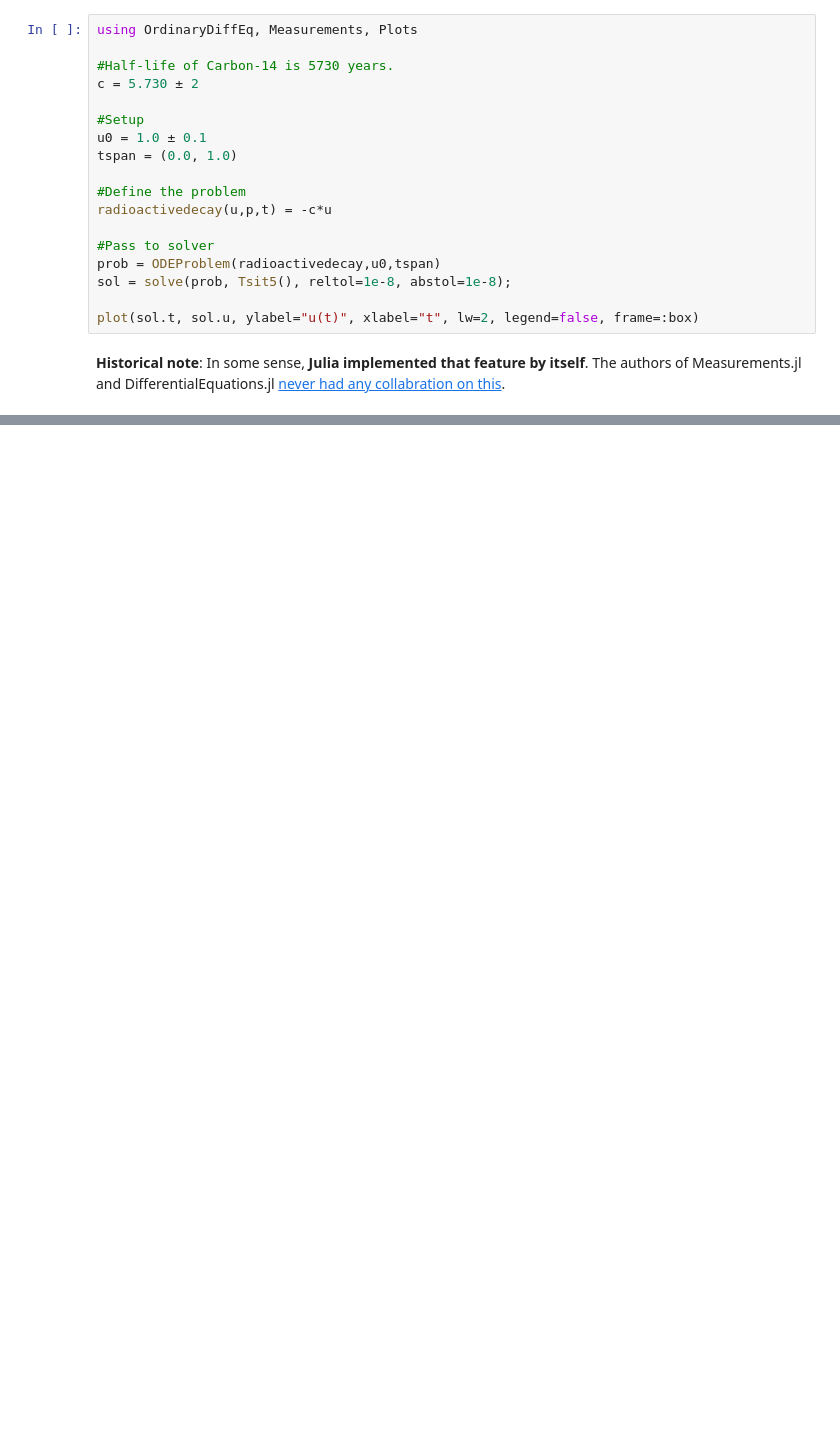
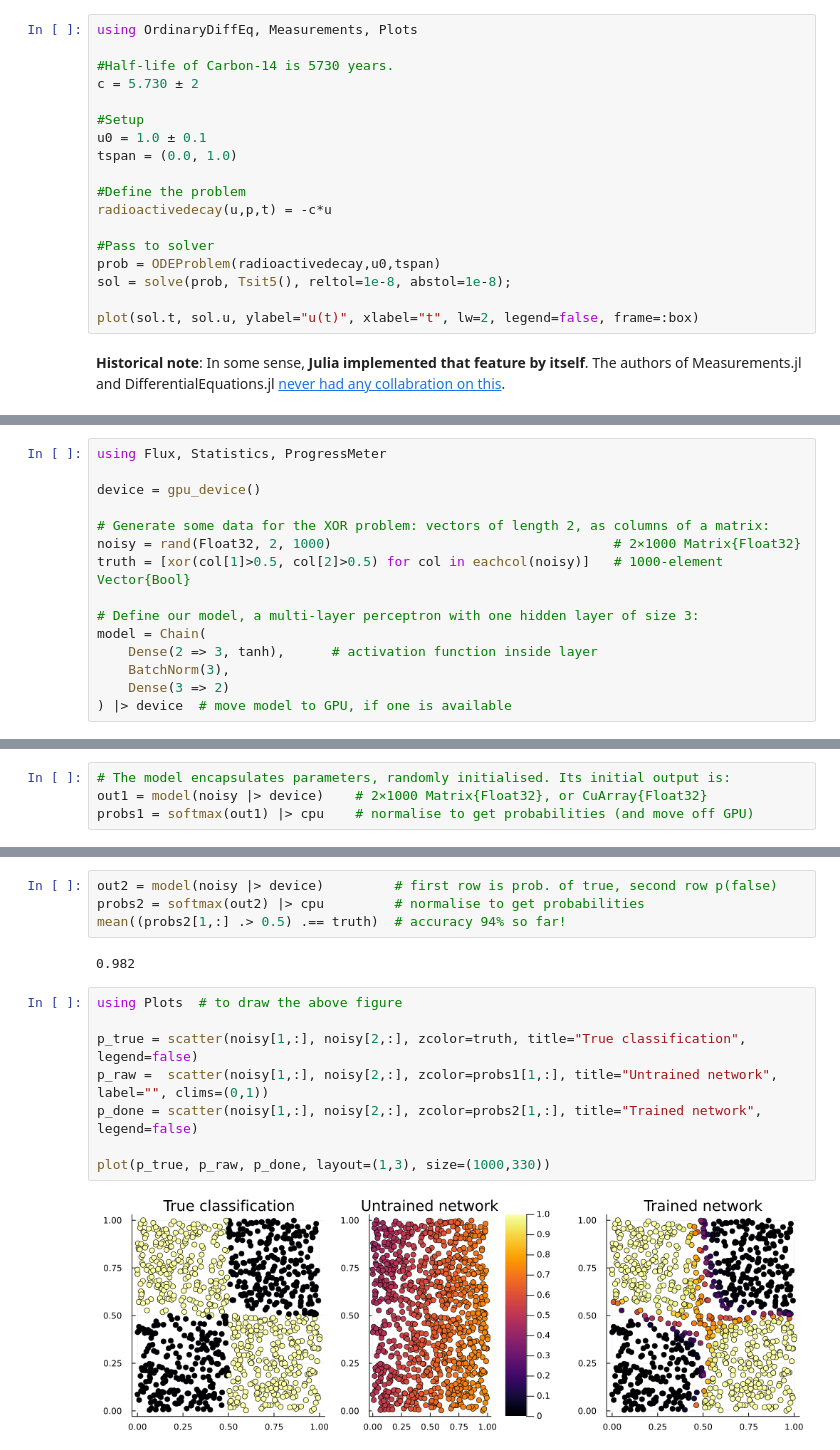
Before and after one commit to bsc-quantic/intro-to-julia-for-python-scientists, a Jupyter notebook: notebooks/3-examples.ipynb, the cells around one changed output, grey strips where cells are left out. Saved outputs shown, nothing was run; the diff lists cells and outputs as text; blank space fills up the shorter version.

Commit message:
Add Flux example

```diff
--- a/notebooks/3-examples.ipynb
+++ b/notebooks/3-examples.ipynb
@@ -85,0 +84,15 @@ plot(sol.t, sol.u, ylabel="u(t)", xlabel="t", lw=2, legend=false, frame=:box)
+# %%
+using Flux, Statistics, ProgressMeter
+
+device = gpu_device()
+
+# Generate some data for the XOR problem: vectors of length 2, as columns of a matrix:
+noisy = rand(Float32, 2, 1000)                                    # 2×1000 Matrix{Float32}
+truth = [xor(col[1]>0.5, col[2]>0.5) for col in eachcol(noisy)]   # 1000-element Vector{Bool}
+
+# Define our model, a multi-layer perceptron with one hidden layer of size 3:
+model = Chain(
+    Dense(2 => 3, tanh),      # activation function inside layer
+    BatchNorm(3),
+    Dense(3 => 2)
+) |> device  # move model to GPU, if one is available
@@ -85,0 +106,4 @@ plot(sol.t, sol.u, ylabel="u(t)", xlabel="t", lw=2, legend=false, frame=:box)
+# %%
+# The model encapsulates parameters, randomly initialised. Its initial output is:
+out1 = model(noisy |> device)    # 2×1000 Matrix{Float32}, or CuArray{Float32}
+probs1 = softmax(out1) |> cpu    # normalise to get probabilities (and move off GPU)
@@ -85,0 +135,16 @@ plot(sol.t, sol.u, ylabel="u(t)", xlabel="t", lw=2, legend=false, frame=:box)
+# %%
+out2 = model(noisy |> device)         # first row is prob. of true, second row p(false)
+probs2 = softmax(out2) |> cpu         # normalise to get probabilities
+mean((probs2[1,:] .> 0.5) .== truth)  # accuracy 94% so far!
+# %% [output]
+0.982
+# %%
+using Plots  # to draw the above figure
+
+p_true = scatter(noisy[1,:], noisy[2,:], zcolor=truth, title="True classification", legend=false)
+p_raw =  scatter(noisy[1,:], noisy[2,:], zcolor=probs1[1,:], title="Untrained network", label="", clims=(0,1))
+p_done = scatter(noisy[1,:], noisy[2,:], zcolor=probs2[1,:], title="Trained network", legend=false)
+
+plot(p_true, p_raw, p_done, layout=(1,3), size=(1000,330))
+# %% [output]
+[figure, added]
```
Also changed, not shown: parts of 10 cells of this notebook, 1 other file.
